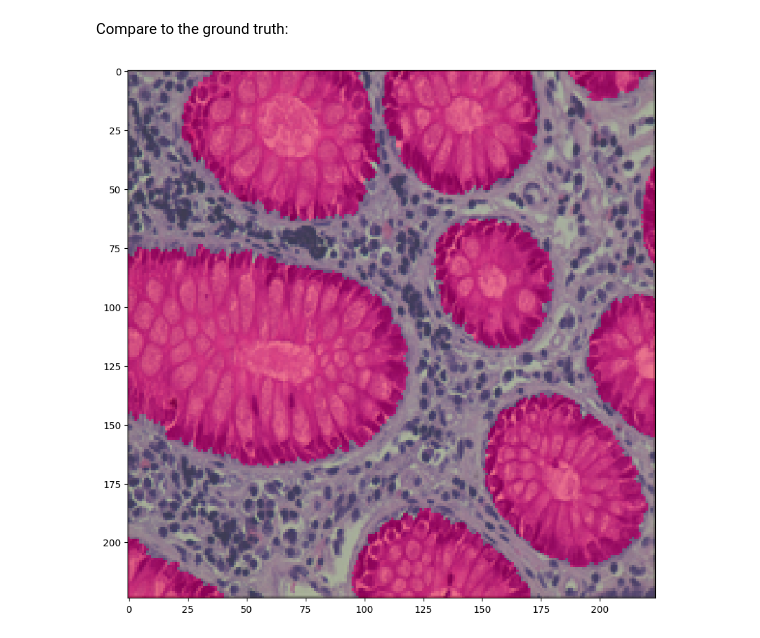
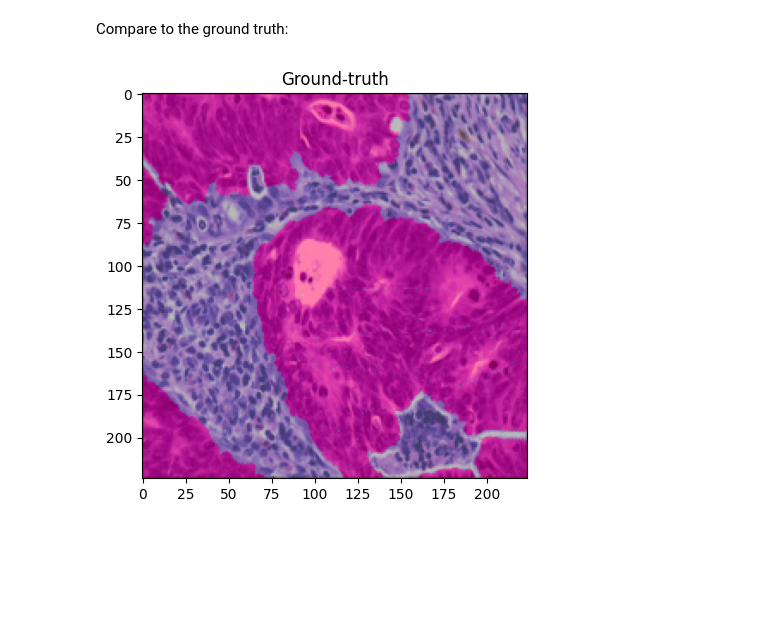
Before and after one commit to gnut102/MaskFormer-Segmentation-for-EBHI, a Jupyter notebook: ebhi-segmentation.ipynb, the cells around one changed output. Cells and saved outputs as stored; diff of their text form; code cells hidden in the pictures; blank space fills up the shorter version.

```diff
--- a/ebhi-segmentation.ipynb
+++ b/ebhi-segmentation.ipynb
@@ -139,7 +138,6 @@ import albumentations as A
 ADE_MEAN = np.array([123.675, 116.280, 103.530]) / 255
 ADE_STD = np.array([58.395, 57.120, 57.375]) / 255
 
-#add more albumentation
 train_transform = A.Compose([
     A.RandomCrop(width=224, height=224),
     A.HorizontalFlip(p=0.5),
@@ -154,7 +152,7 @@ test_transform = A.Compose([
 
 ## train test split
 from sklearn.model_selection import train_test_split
-X_train, X_test, y_train, y_test = train_test_split(df, df, stratify = df['label'],test_size=0.1, random_state=42)
+X_train, X_test, y_train, y_test = train_test_split(df, df, stratify = df['label'],test_size=0.2, random_state=42)
 data_train = [data[i] for i in X_train.index]
 data_test = [data[i] for i in X_test.index]
 
@@ -314,9 +315,7 @@ optimizer = torch.optim.Adam(model.parameters(), lr=5e-5)
 
 running_loss = 0.0
 num_samples = 0
-
-#change epochs in here
-epochs = 20
+epochs = 10
 for epoch in range(epochs):
   print("Epoch:", epoch)
   model.train()
@@ -362,7 +361,6 @@ for epoch in range(epochs):
     # predict segmentation maps
     predicted_segmentation_maps = preprocessor.post_process_semantic_segmentation(outputs,
                                                                                   target_sizes=target_sizes)
-
     # get ground truth segmentation maps
     ground_truth_segmentation_maps = batch["original_segmentation_maps"]
 
@@ -456,7 +454,8 @@ predicted_segmentation_maps = preprocessor.post_process_semantic_segmentation(ou
 ## Visualize
 idx = 1
 # %%
-idx = 3
+print(np.shape(batch["original_images"]))
+idx = 2
 image = batch["original_images"][idx]
 Image.fromarray(image)
 # %% [output]
@@ -499,20 +500,21 @@ Compare to the ground truth:
 # %%
 import numpy as np
 import matplotlib.pyplot as plt
 
 segmentation_map = batch["original_segmentation_maps"][idx]
 
 color_segmentation_map = np.zeros((segmentation_map.shape[0], segmentation_map.shape[1], 3), dtype=np.uint8) # height, width, 3
 for label, color in enumerate(palette):
     color_segmentation_map[segmentation_map == label, :] = color
 # Convert to BGR
 ground_truth_color_seg = color_segmentation_map[..., ::-1]
 
 img = image * 0.5 + ground_truth_color_seg * 0.5
 img = img.astype(np.uint8)
 
-plt.figure(figsize=(15, 10))
+plt.figure(figsize=(5, 5))
 plt.imshow(img)
+plt.title("Ground-truth")
 plt.show()
 # %% [output]
-[figure, old version]
+[figure, new version]
```
Also changed, not shown: parts of 16 cells of this notebook.
